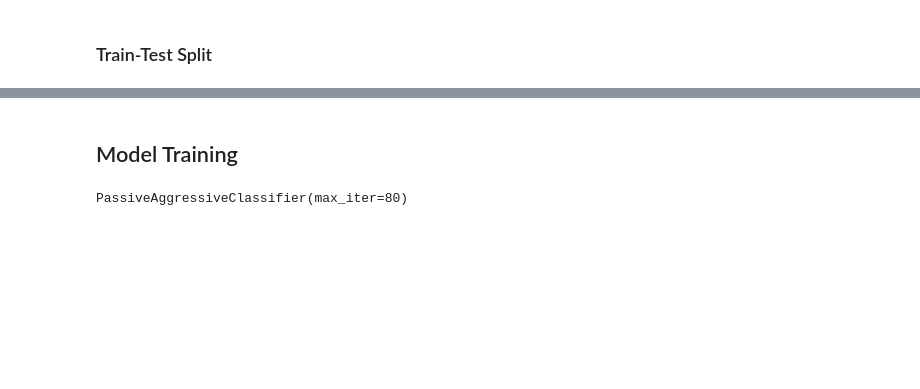
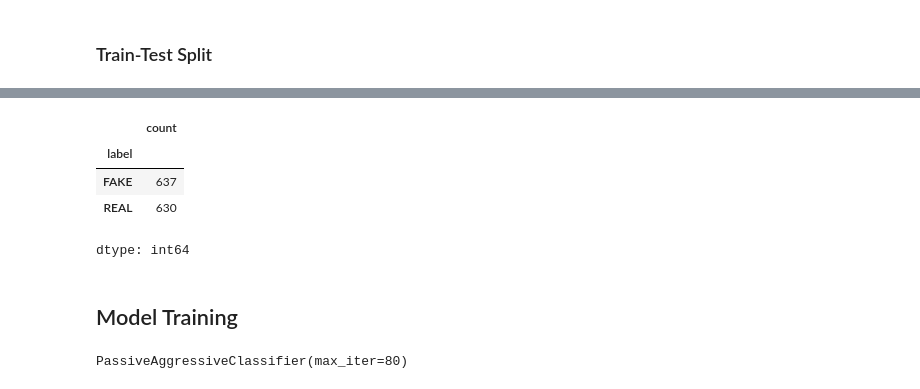
Before and after one commit to TasnimTamanna02/Detecting_Fake_News, a Jupyter notebook: Code.ipynb, the cells around one changed output, grey strips where cells are left out. Drawn from its saved outputs; the diff is of its cells as text; code cells hidden in the pictures; blank space fills up the shorter version.

```diff
--- a/Code.ipynb
+++ b/Code.ipynb
@@ -133,3 +158,11 @@ tf_test = tfidf.transform(X_test)
+# %%
+y_test.value_counts()
+# %% [output]
+|  | count |
+| label |  |
+| FAKE | 637 |
+| REAL | 630 |
+dtype: int64
 # %% [markdown]
 ## Model Training
 # %%
```
Also changed, not shown: parts of 7 cells of this notebook.
